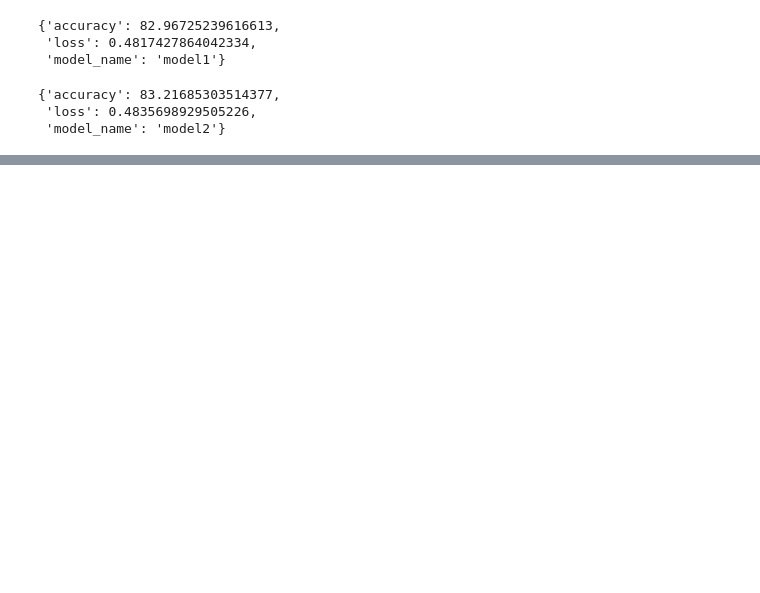
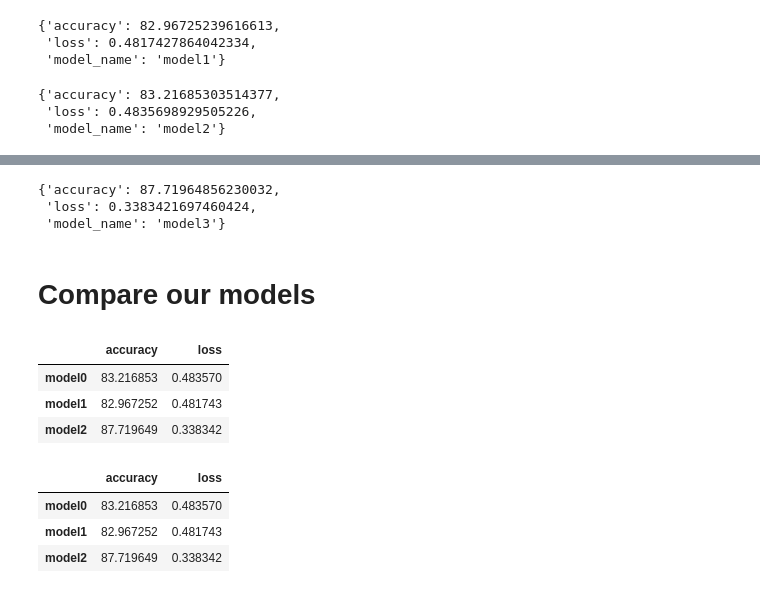
Before and after one commit to saivenkatreddy29/Pytorch-Learning, a Jupyter notebook: Pytorch_Computer_Vision.ipynb, the cells around one changed output, grey strips where cells are left out. Drawn from its saved outputs; the diff is of its cells as text; code cells hidden in the pictures; blank space fills up the shorter version.

```diff
--- a/Pytorch_Computer_Vision.ipynb
+++ b/Pytorch_Computer_Vision.ipynb
@@ -402,0 +554,8 @@ model0_results
+# %%
+model2_results
+# %% [output]
+{'accuracy': 87.71964856230032,
+ 'loss': 0.3383421697460424,
+ 'model_name': 'model3'}
+# %% [markdown]
+# **Compare our models**
@@ -402,0 +572,14 @@ model0_results
+# %%
+compare_results
+# %% [output]
+|  | accuracy | loss |
+| model0 | 83.216853 | 0.483570 |
+| model1 | 82.967252 | 0.481743 |
+| model2 | 87.719649 | 0.338342 |
+# %%
+compare_results
+# %% [output]
+|  | accuracy | loss |
+| model0 | 83.216853 | 0.483570 |
+| model1 | 82.967252 | 0.481743 |
+| model2 | 87.719649 | 0.338342 |
```
Also changed, not shown: parts of 35 cells of this notebook.
